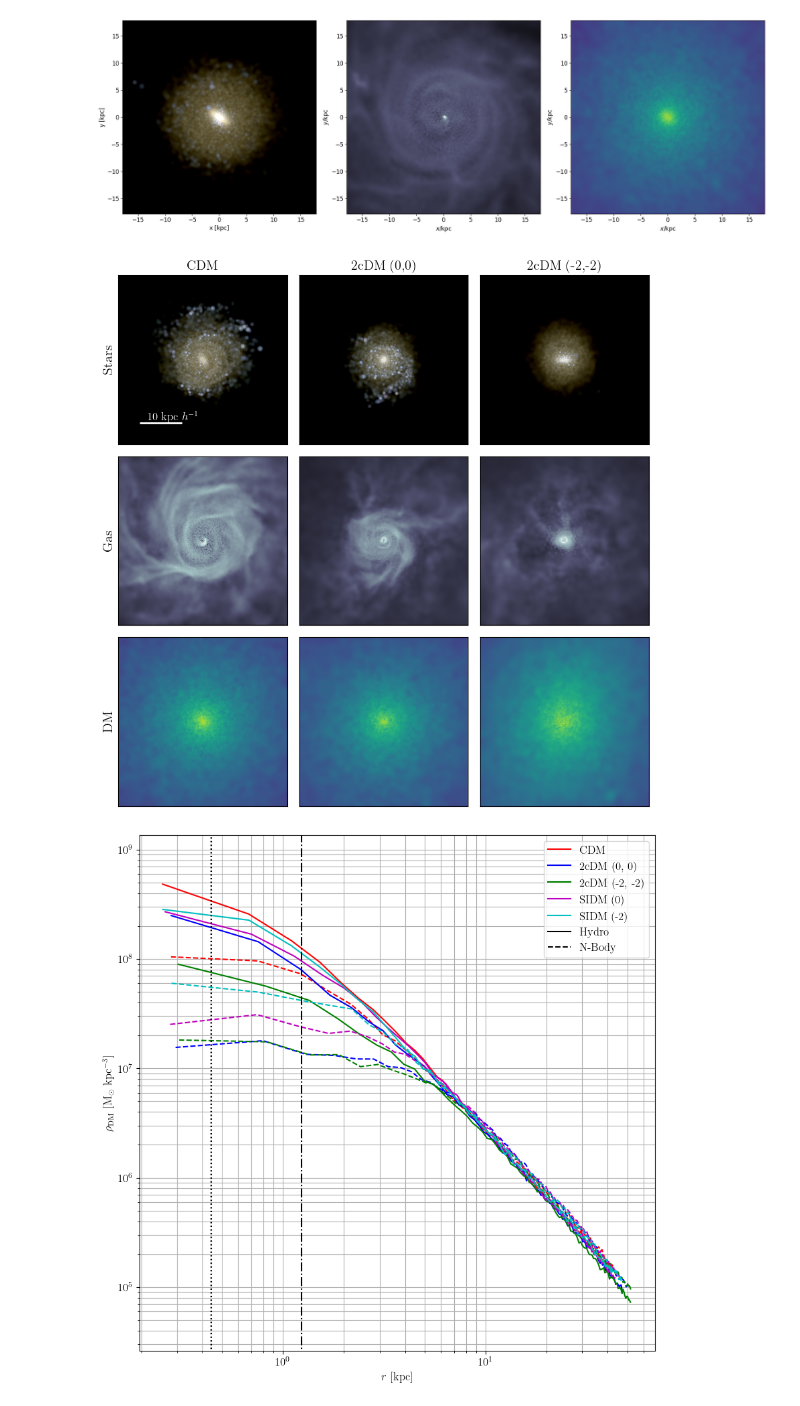
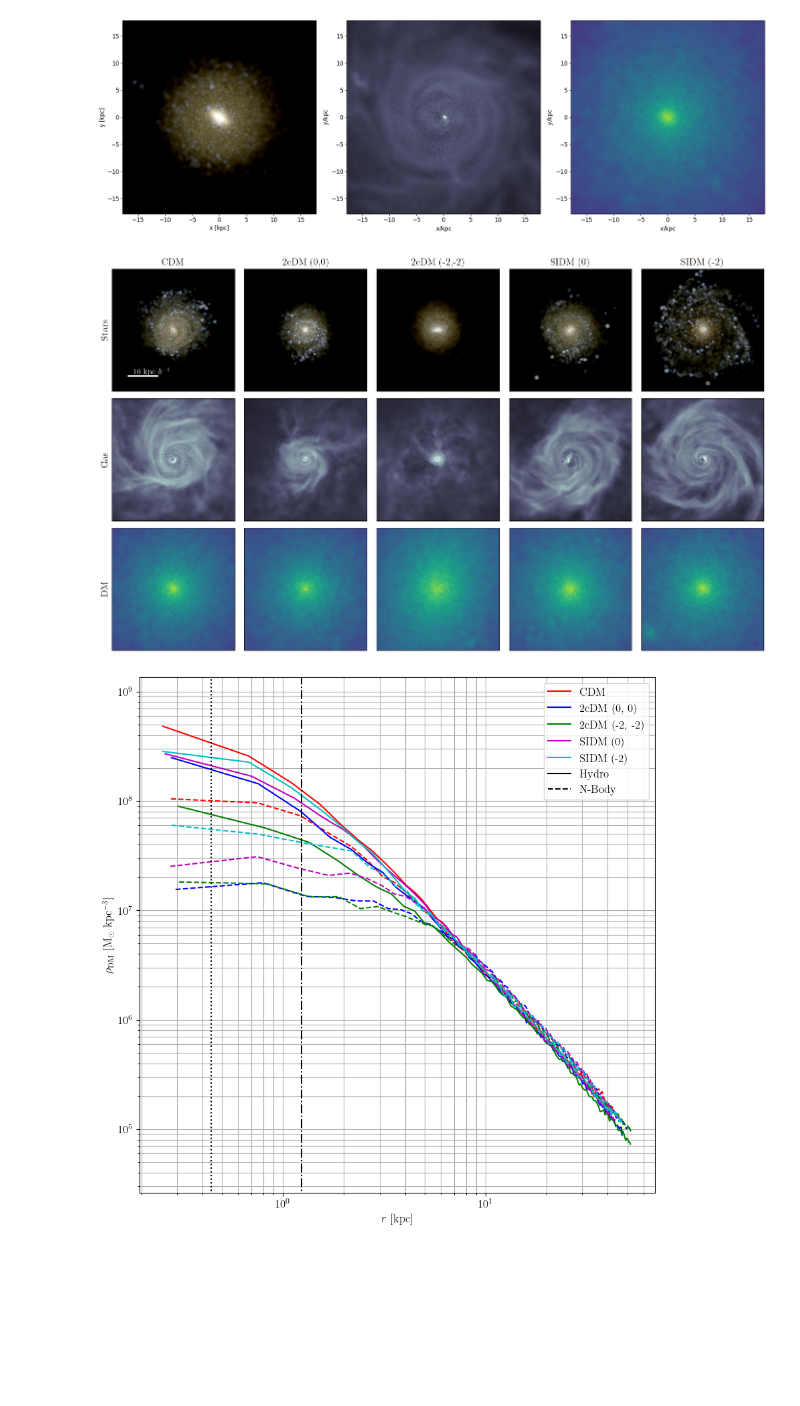
Before and after one commit to rtlow/2cDM_paperII, a Jupyter notebook: jupyter/subhalo_particle_analysis.ipynb, the cells around one changed output. Cells and saved outputs as stored; diff of their text form; code cells hidden in the pictures; blank space fills up the shorter version.

Commit message:
update plots

```diff
--- a/jupyter/subhalo_particle_analysis.ipynb
+++ b/jupyter/subhalo_particle_analysis.ipynb
@@ -120,32 +120,36 @@ def plot_projections(run_n, redshift, ax):
         a.set_xlabel('')
         a.set_ylabel('')
 # %%
-fig, ax_r = plt.subplots(3, 3, figsize=[8.5, 8.5])
+fig, ax_r = plt.subplots(3, 5, figsize=[(5/3)*8.5, 8.5])
 
 runs = [
     'run_CDM_DREAMS116_HY_dir_9',
     'run_2cDM_DREAMS116_HY_power00_sigma1_dir_5_Vkick100.00',
-    'run_2cDM_DREAMS116_HY_powerm2m2_sigma1_dir_7_Vkick100.00'
+    'run_2cDM_DREAMS116_HY_powerm2m2_sigma1_dir_7_Vkick100.00',
+    'run_SIDM_DREAMS116_HY_power0_sigma1_dir_1',
+    'run_SIDM_DREAMS116_HY_powerm2_sigma1_dir_3'
 ]
 
 for i, r in enumerate(runs):
     plot_projections(r, 0, ax_r[:, i])
 
 ax_r[0, 0].set_title('CDM')
 ax_r[0, 0].set_ylabel("Stars", size='large')
 ax_r[0, 1].set_title('2cDM (0,0)')
 ax_r[1, 0].set_ylabel("Gas", size='large')
 ax_r[0, 2].set_title('2cDM (-2,-2)')
 ax_r[2, 0].set_ylabel("DM", size='large')
+ax_r[0, 3].set_title('SIDM (0)')
+ax_r[0, 4].set_title('SIDM (-2)')
 
 ax_r[0, 0].hlines(-15, -15, -5, color='w', linewidth=2)
 ax_r[0, 0].text(-13,  -14.5, '$10$ kpc $h^{-1}$', color='w')
 
 fig.tight_layout()
-plt.savefig(out_path + 'projections_combined.pdf')
+plt.savefig(out_path + 'projections_combined_SIDM.pdf')
 plt.show()
 # %% [output]
-[figure, old version]
+[figure, new version]
 # %%
 colors = {
     'CDM': 'r',
```
Also changed, not shown: parts of 2 cells of this notebook, 5 other files.
